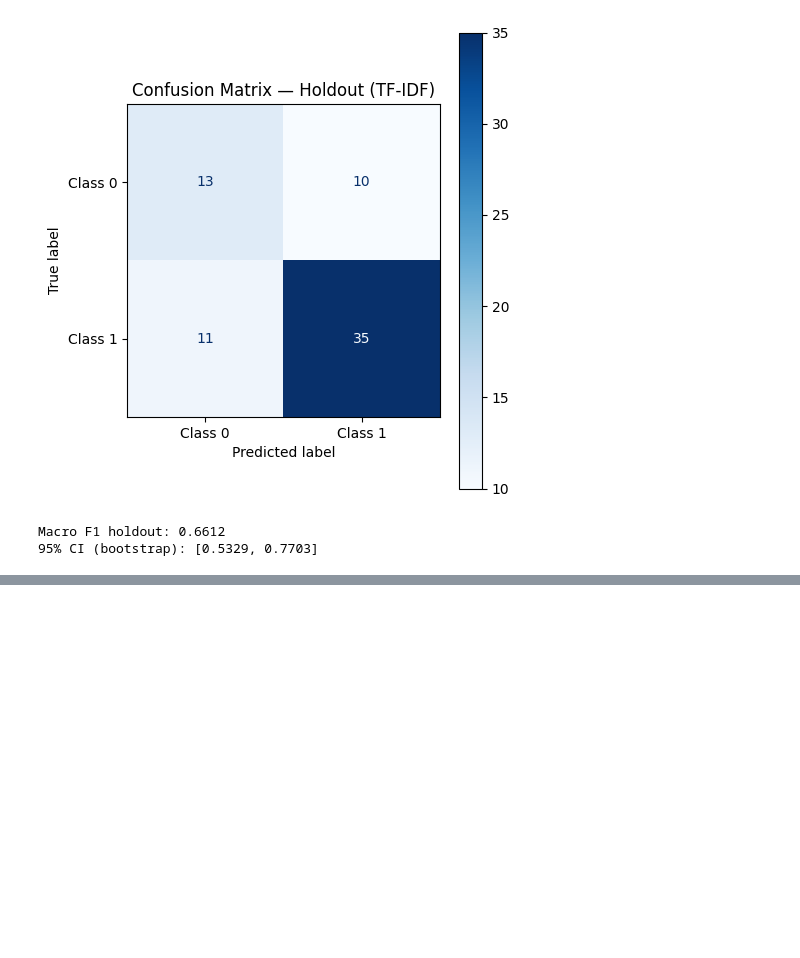
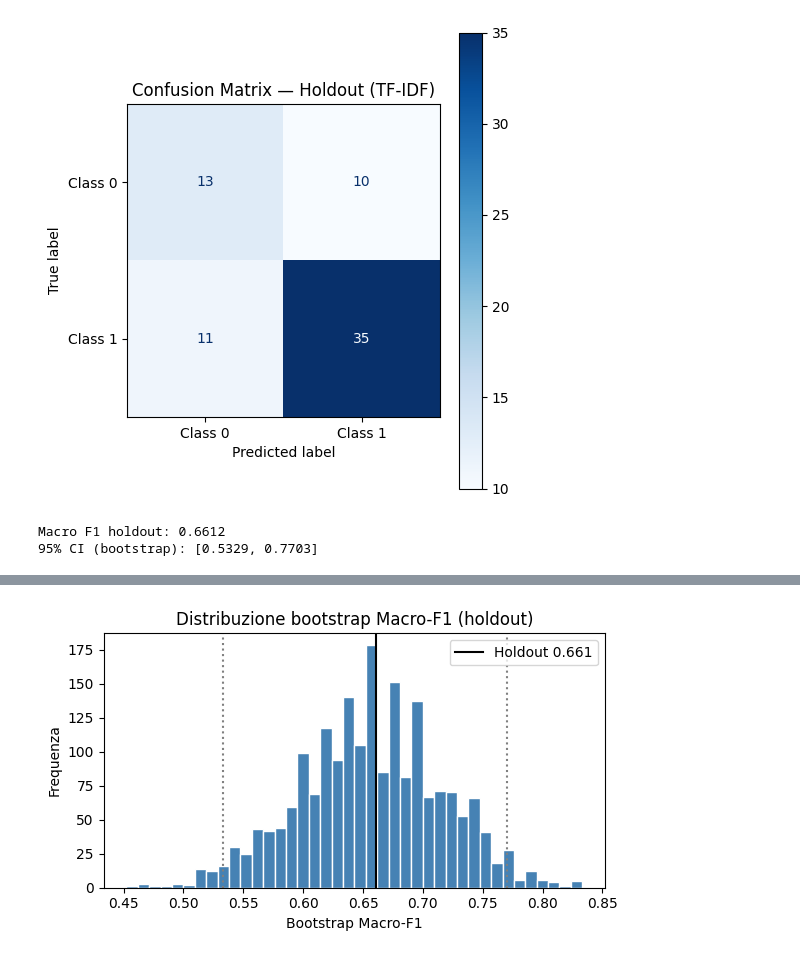
Before and after one commit to WrongMedal/SML_Rebels_G24, a Jupyter notebook: Codice/03_model_logreg.ipynb, the cells around one changed output, grey strips where cells are left out. Cells and saved outputs as stored; diff of their text form; code cells hidden in the pictures; blank space fills up the shorter version.

```diff
--- a/Codice/03_model_logreg.ipynb
+++ b/Codice/03_model_logreg.ipynb
@@ -593,0 +674,20 @@ Macro F1 holdout: 0.6612
+# %%
+# ---------------------------------------------------------
+# 6) Istogramma bootstrap Macro-F1 (già presente per ELMo,
+#    aggiungere anche a model01_tfidf.py con boot_f1 calcolato lì)
+# ---------------------------------------------------------
+
+plt.figure(figsize=(6, 3.5))
+plt.hist(boot_f1, bins=40, color="steelblue", edgecolor="white")
+plt.axvline(holdout_f1, color="black", ls="-", label=f"Holdout {holdout_f1:.3f}")
+plt.axvline(ci_low, color="gray", ls=":")
+plt.axvline(ci_high, color="gray", ls=":")
+plt.xlabel("Bootstrap Macro-F1")
+plt.ylabel("Frequenza")
+plt.title("Distribuzione bootstrap Macro-F1 (holdout)")
+plt.legend()
+plt.tight_layout()
+plt.savefig("bootstrap_f1_distribution.png", dpi=200)
+plt.show()
+# %% [output]
+[figure, added]
```
Also changed, not shown: parts of 6 cells of this notebook.
